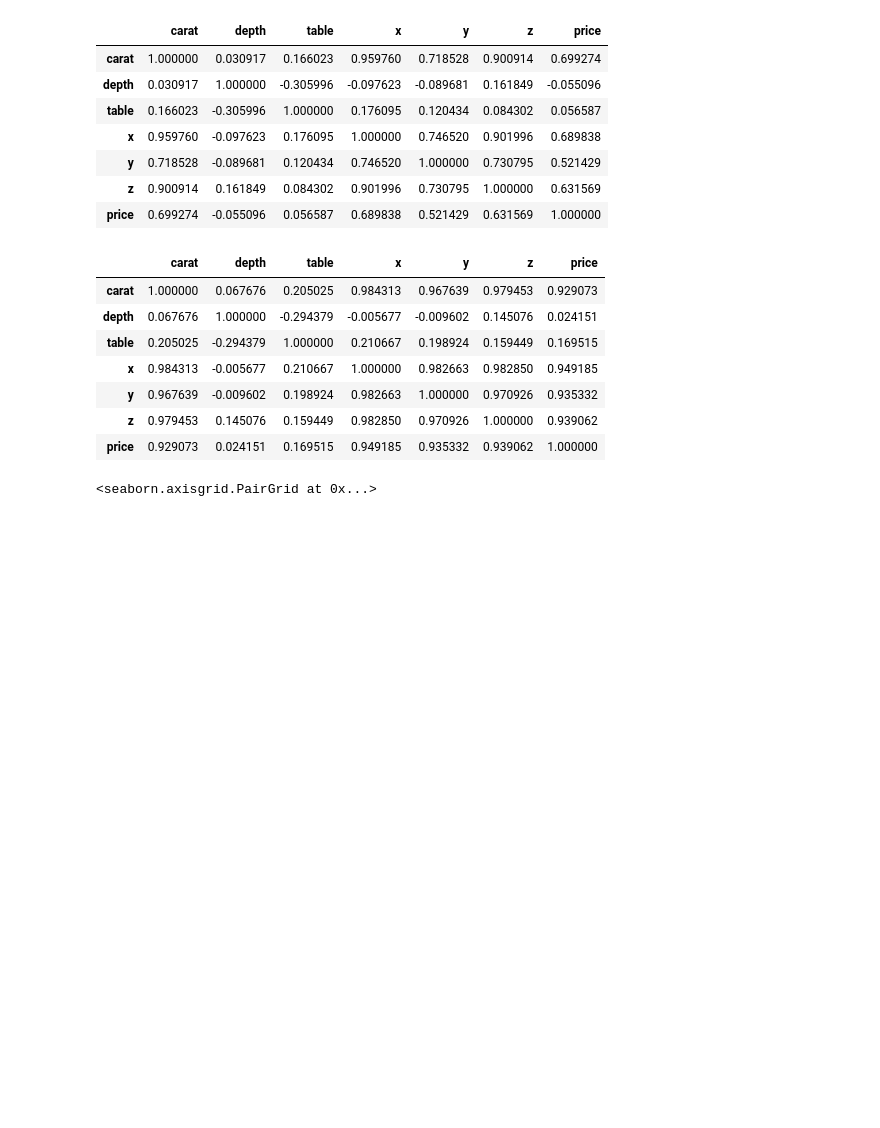
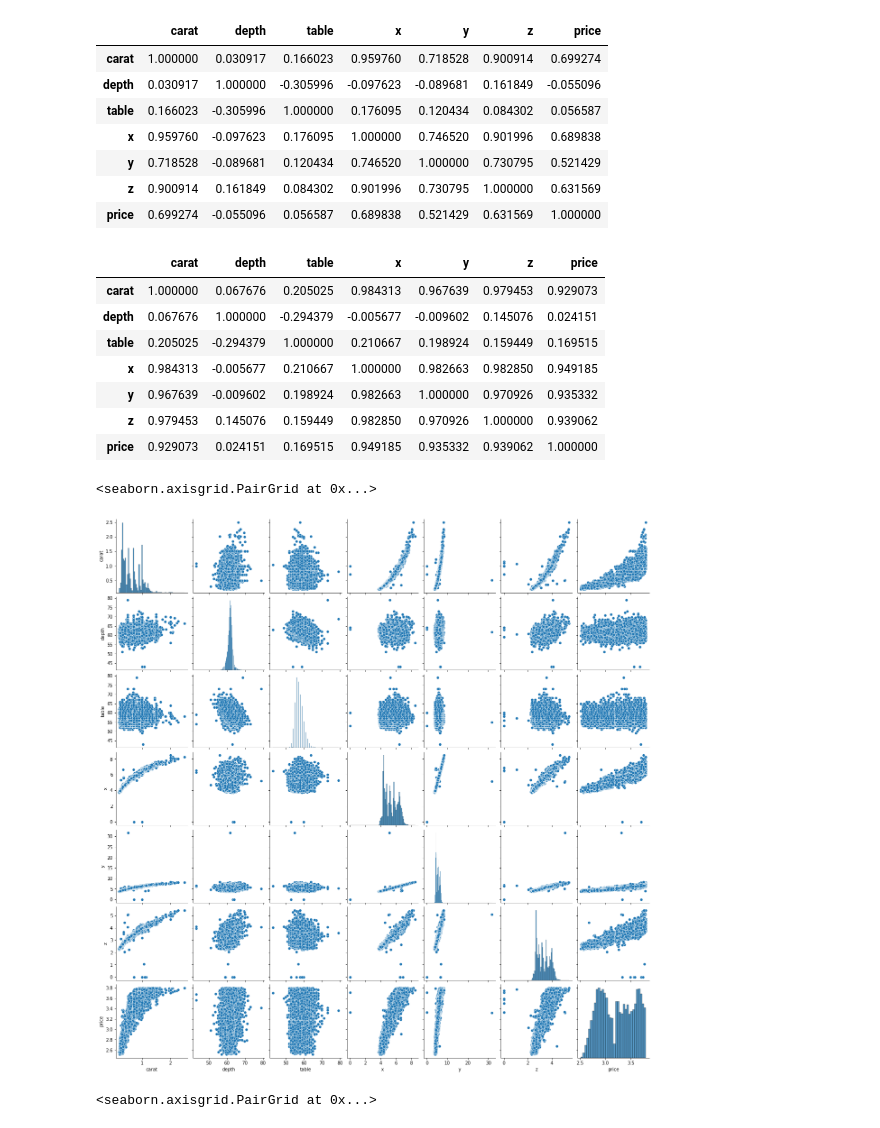
Before and after one commit to nachordo/kaggle-competition, a Jupyter notebook: data-exploration.ipynb, the cells around one changed output. Saved outputs shown, nothing was run; the diff lists cells and outputs as text; code cells hidden in the pictures; blank space fills up the shorter version.

```diff
--- a/data-exploration.ipynb
+++ b/data-exploration.ipynb
@@ -427,6 +427,11 @@ diamonds[diamonds["price"]<3.8].corr()
 | y | 0.967639 | -0.009602 | 0.198924 | 0.982663 | 1.000000 | 0.970926 | 0.935332 |
 | z | 0.979453 | 0.145076 | 0.159449 | 0.982850 | 0.970926 | 1.000000 | 0.939062 |
 | price | 0.929073 | 0.024151 | 0.169515 | 0.949185 | 0.935332 | 0.939062 | 1.000000 |
+# %%
+sns.pairplot(diamonds[diamonds["price"]<3.8])
+# %% [output]
+<seaborn.axisgrid.PairGrid at 0x...>
+[figure, added]
 # %%
 sns.pairplot(diamonds[3.8<diamonds["price"]])
 # %% [output]
```
Also changed, not shown: 3 other files.
